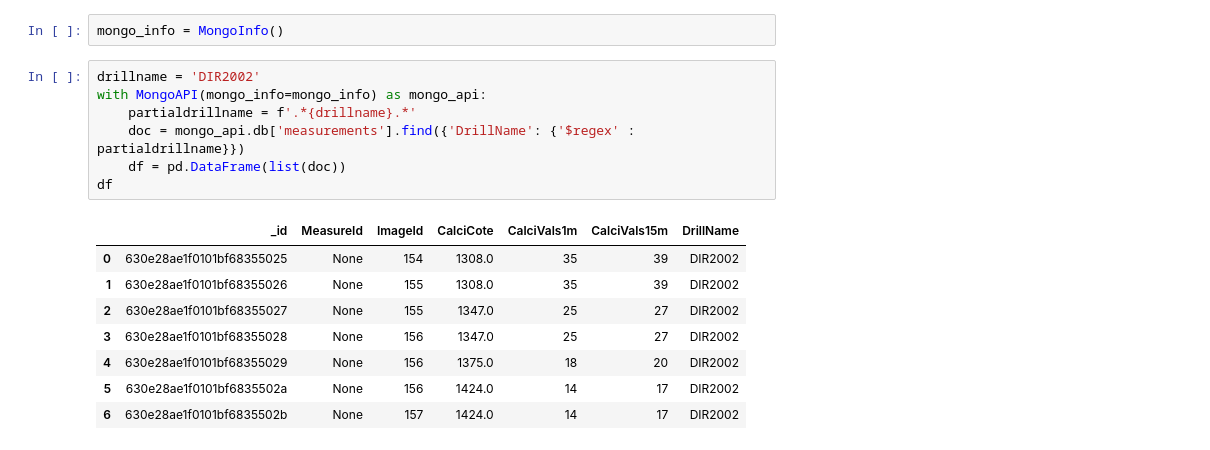
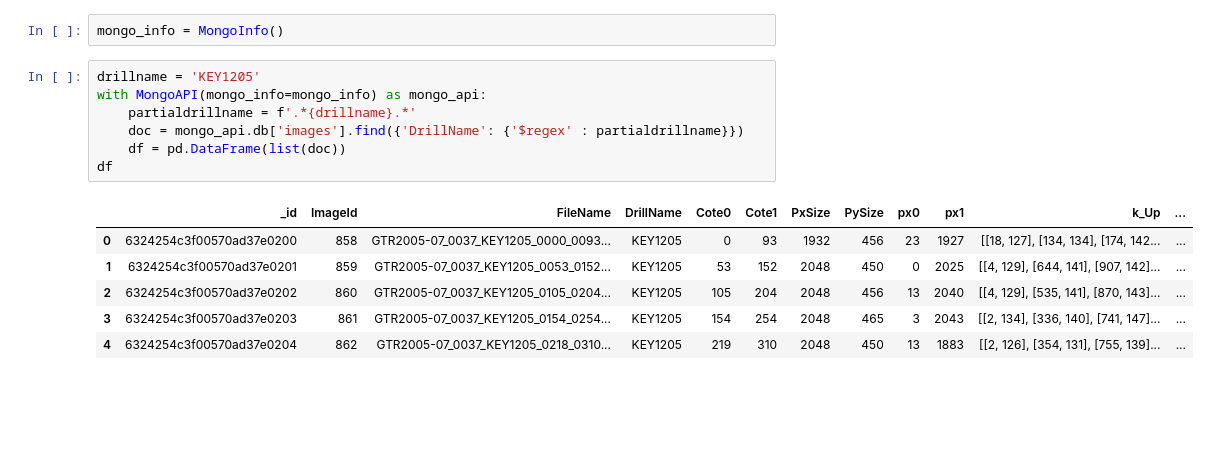
Before and after one commit to zwergon/calcimetry, a Jupyter notebook: notebooks/open-image-calcimetry.ipynb, the cells around one changed output. Cells and saved outputs as stored; diff of their text form; blank space fills up the shorter version.

```diff
--- a/notebooks/open-image-calcimetry.ipynb
+++ b/notebooks/open-image-calcimetry.ipynb
@@ -21,18 +21,16 @@ server : http://imgserver.10.68.0.250.nip.io/data/andra
 # %%
 mongo_info = MongoInfo()
 # %%
-drillname = 'DIR2002'
+drillname = 'KEY1205'
 with MongoAPI(mongo_info=mongo_info) as mongo_api:
     partialdrillname = f'.*{drillname}.*'
-    doc = mongo_api.db['measurements'].find({'DrillName': {'$regex' : partialdrillname}})
+    doc = mongo_api.db['images'].find({'DrillName': {'$regex' : partialdrillname}})
     df = pd.DataFrame(list(doc))
 df
 # %% [output]
-|  | _id | MeasureId | ImageId | CalciCote | CalciVals1m | CalciVals15m | DrillName |
-| 0 | 630e28ae1f0101bf68355025 | None | 154 | 1308.0 | 35 | 39 | DIR2002 |
-| 1 | 630e28ae1f0101bf68355026 | None | 155 | 1308.0 | 35 | 39 | DIR2002 |
-| 2 | 630e28ae1f0101bf68355027 | None | 155 | 1347.0 | 25 | 27 | DIR2002 |
-| 3 | 630e28ae1f0101bf68355028 | None | 156 | 1347.0 | 25 | 27 | DIR2002 |
-| 4 | 630e28ae1f0101bf68355029 | None | 156 | 1375.0 | 18 | 20 | DIR2002 |
-| 5 | 630e28ae1f0101bf6835502a | None | 156 | 1424.0 | 14 | 17 | DIR2002 |
-| 6 | 630e28ae1f0101bf6835502b | None | 157 | 1424.0 | 14 | 17 | DIR2002 |
+|  | _id | ImageId | FileName | DrillName | Cote0 | Cote1 | PxSize | PySize | px0 | px1 | k_Up | ... |
+| 0 | 6324254c3f00570ad37e0200 | 858 | GTR2005-07_0037_KEY1205_0000_0093... | KEY1205 | 0 | 93 | 1932 | 456 | 23 | 1927 | [[18, 127], [134, 134], [174, 142... | ... |
+| 1 | 6324254c3f00570ad37e0201 | 859 | GTR2005-07_0037_KEY1205_0053_0152... | KEY1205 | 53 | 152 | 2048 | 450 | 0 | 2025 | [[4, 129], [644, 141], [907, 142]... | ... |
+| 2 | 6324254c3f00570ad37e0202 | 860 | GTR2005-07_0037_KEY1205_0105_0204... | KEY1205 | 105 | 204 | 2048 | 456 | 13 | 2040 | [[4, 129], [535, 141], [870, 143]... | ... |
+| 3 | 6324254c3f00570ad37e0203 | 861 | GTR2005-07_0037_KEY1205_0154_0254... | KEY1205 | 154 | 254 | 2048 | 465 | 3 | 2043 | [[2, 134], [336, 140], [741, 147]... | ... |
+| 4 | 6324254c3f00570ad37e0204 | 862 | GTR2005-07_0037_KEY1205_0218_0310... | KEY1205 | 219 | 310 | 2048 | 450 | 13 | 1883 | [[2, 126], [354, 131], [755, 139]... | ... |
```
Also changed, not shown: parts of 3 cells of this notebook.
